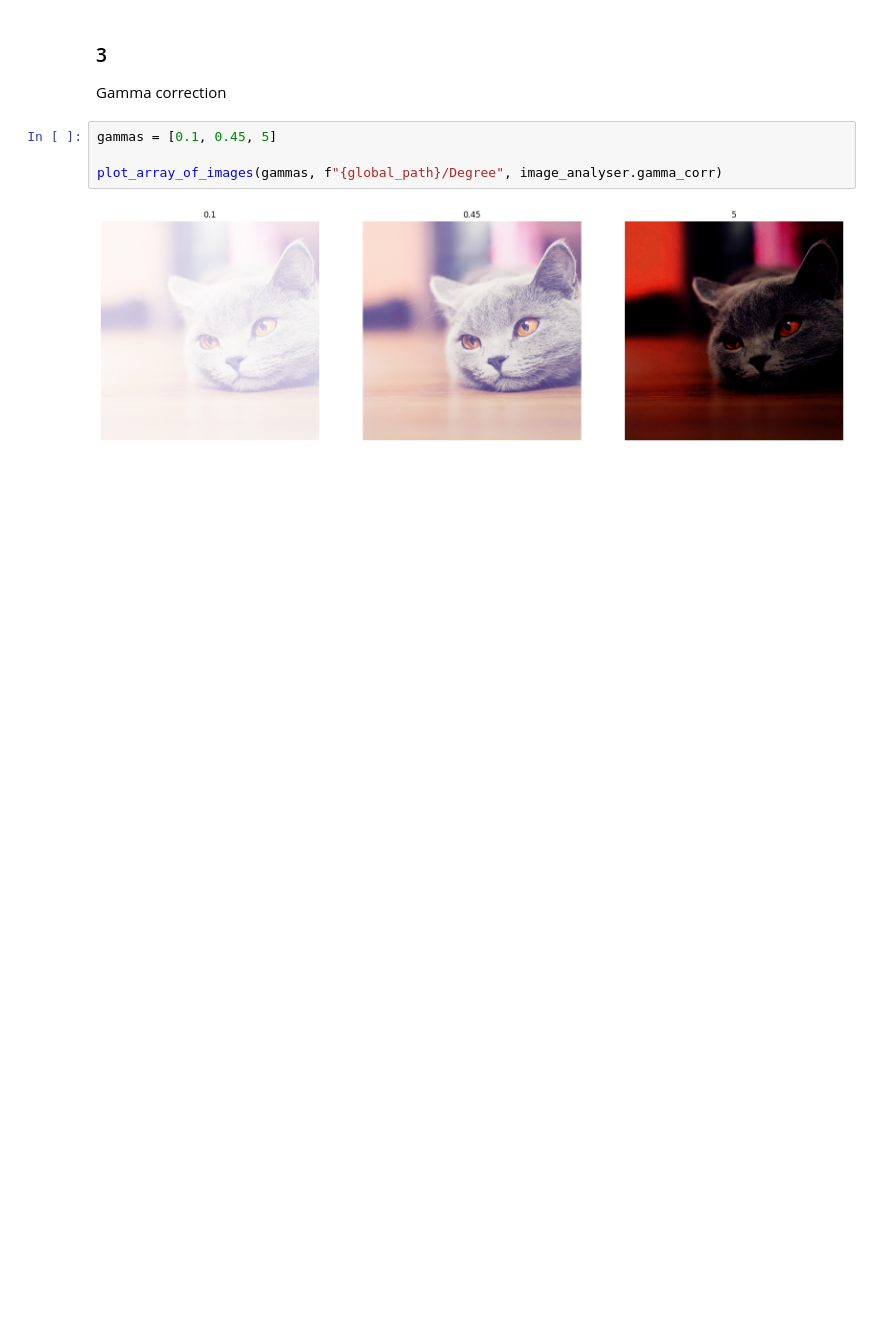
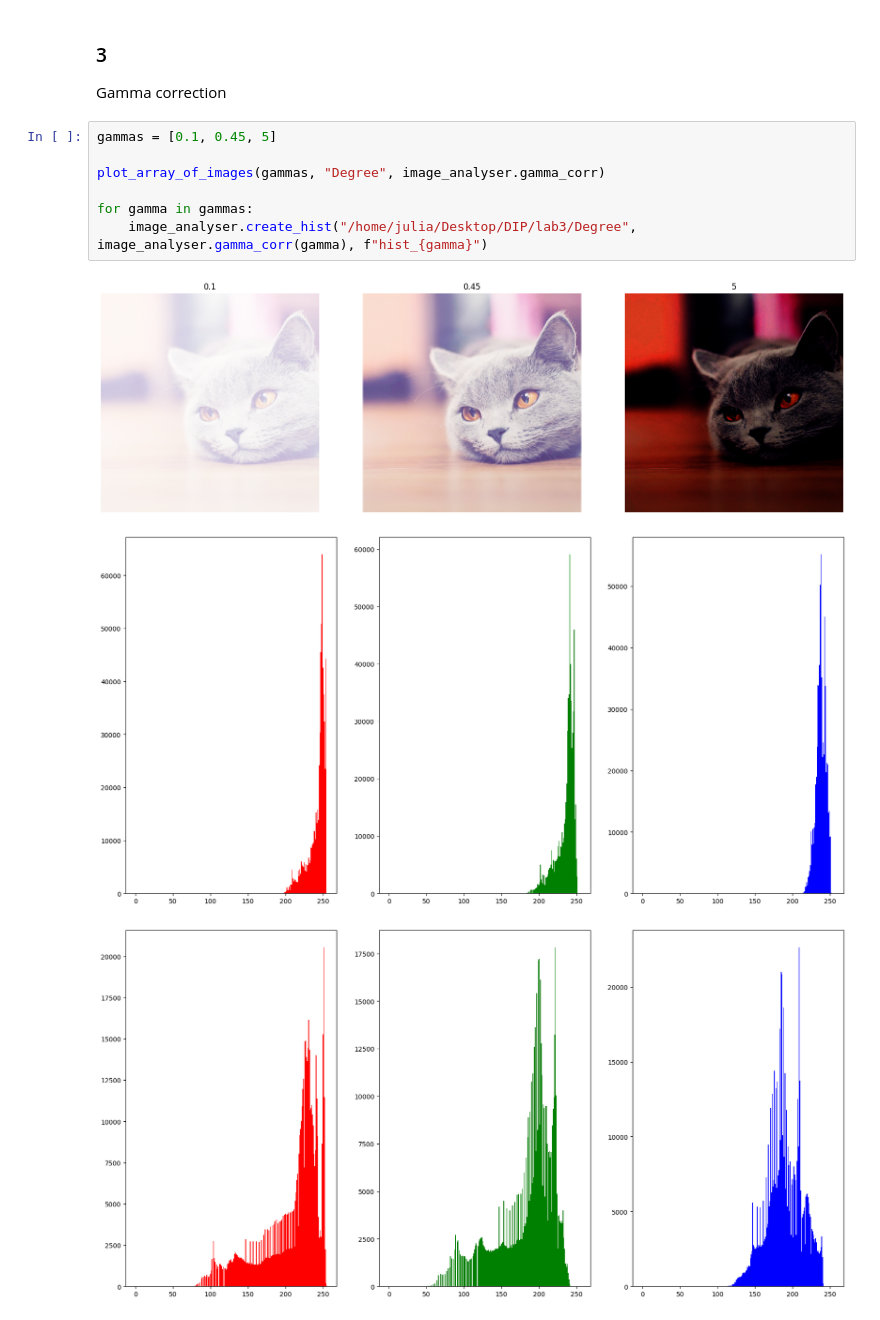
Before and after one commit to Gerrytty/digital-image-processing-course, a Jupyter notebook: lab3/lab2.ipynb, the cells around one changed output. Drawn from its saved outputs; the diff is of its cells as text; blank space fills up the shorter version.

```diff
--- a/lab3/lab2.ipynb
+++ b/lab3/lab2.ipynb
@@ -112,6 +164,11 @@ Gamma correction
 # %%
 gammas = [0.1, 0.45, 5]
 
-plot_array_of_images(gammas, f"{global_path}/Degree", image_analyser.gamma_corr)
+plot_array_of_images(gammas, "Degree", image_analyser.gamma_corr)
+
+for gamma in gammas:
+    image_analyser.create_hist("/home/julia/Desktop/DIP/lab3/Degree", image_analyser.gamma_corr(gamma), f"hist_{gamma}")
 # %% [output]
 [figure]
+[figure, added]
+[figure, added]
```
Also changed, not shown: parts of 11 cells of this notebook, 5 other files.
